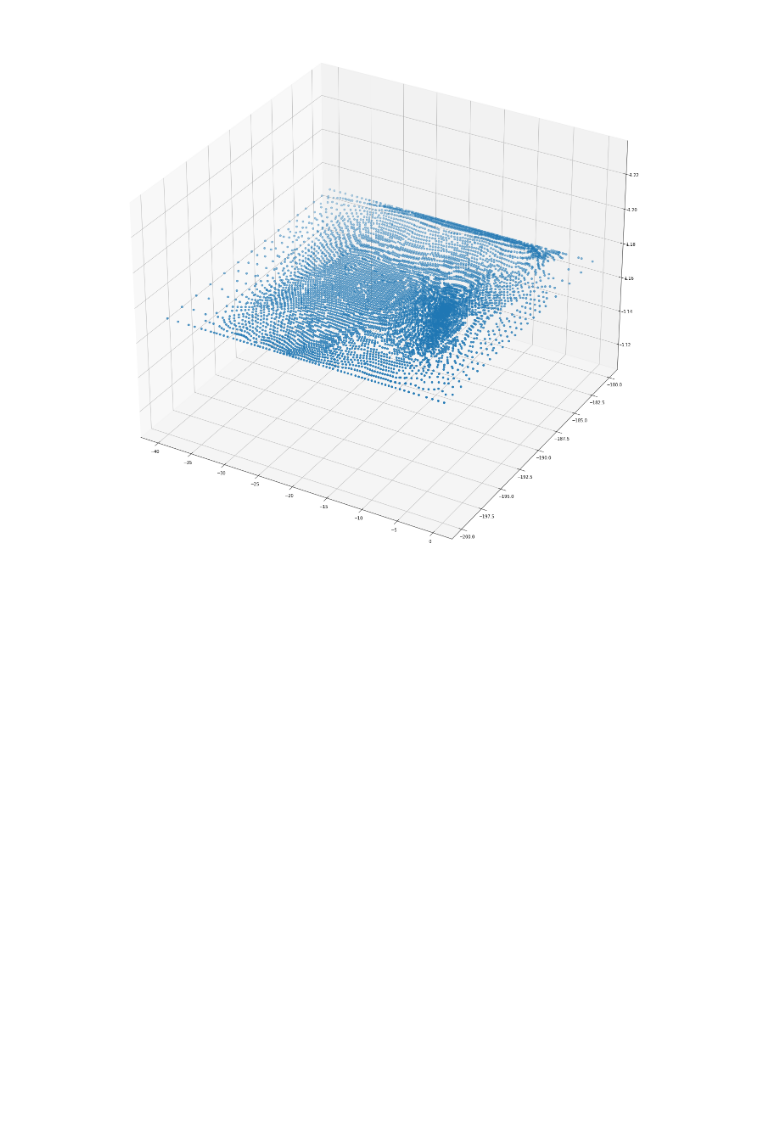
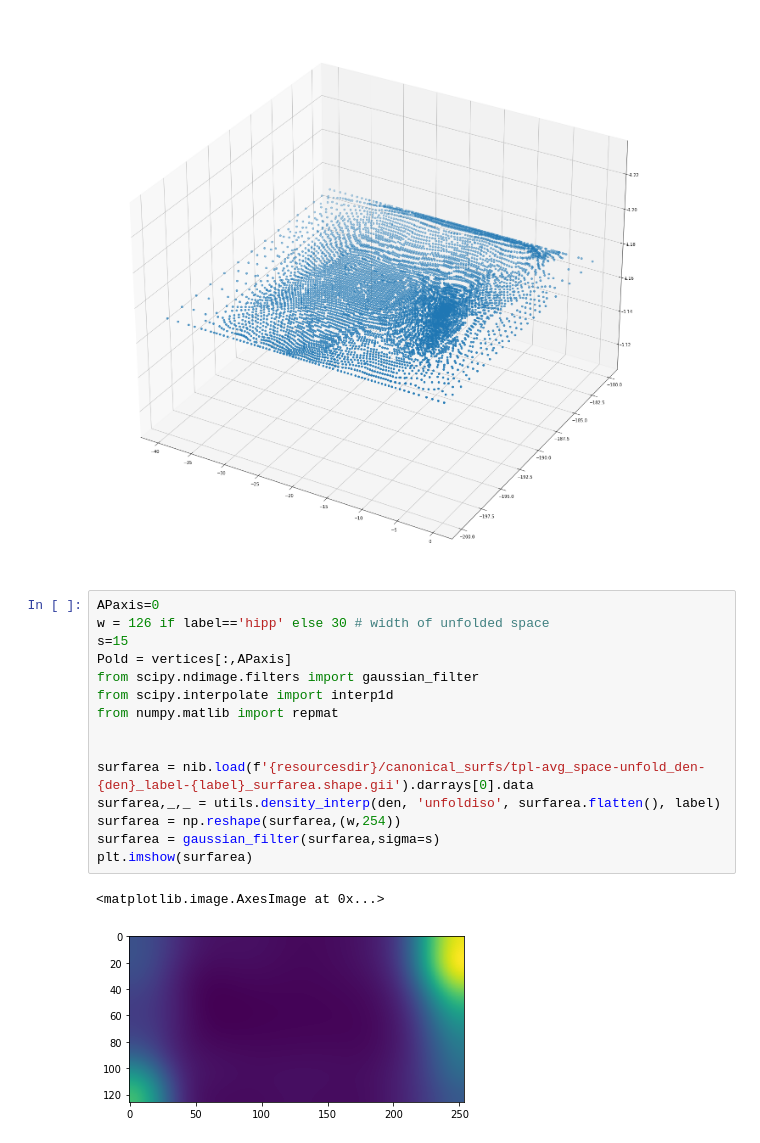
Before and after one commit to jordandekraker/hippunfold_toolbox, a Jupyter notebook: notebooks/APrescale_tester.ipynb, the cells around one changed output. Saved outputs shown, nothing was run; the diff lists cells and outputs as text; blank space fills up the shorter version.

```diff
--- a/notebooks/APrescale_tester.ipynb
+++ b/notebooks/APrescale_tester.ipynb
@@ -34,3 +34,21 @@ ax.scatter(vertices[:,0],vertices[:,1],vertices[:,2])
 # %% [output]
 <mpl_toolkits.mplot3d.art3d.Path3DCollection at 0x...>
 [figure]
+# %%
+APaxis=0
+w = 126 if label=='hipp' else 30 # width of unfolded space
+s=15
+Pold = vertices[:,APaxis]
+from scipy.ndimage.filters import gaussian_filter
+from scipy.interpolate import interp1d
+from numpy.matlib import repmat
+
+
+surfarea = nib.load(f'{resourcesdir}/canonical_surfs/tpl-avg_space-unfold_den-{den}_label-{label}_surfarea.shape.gii').darrays[0].data
+surfarea,_,_ = utils.density_interp(den, 'unfoldiso', surfarea.flatten(), label)
+surfarea = np.reshape(surfarea,(w,254))
+surfarea = gaussian_filter(surfarea,sigma=s)
+plt.imshow(surfarea)
+# %% [output]
+<matplotlib.image.AxesImage at 0x...>
+[figure, added]
```
Also changed, not shown: parts of 5 cells of this notebook, 3 other files.
